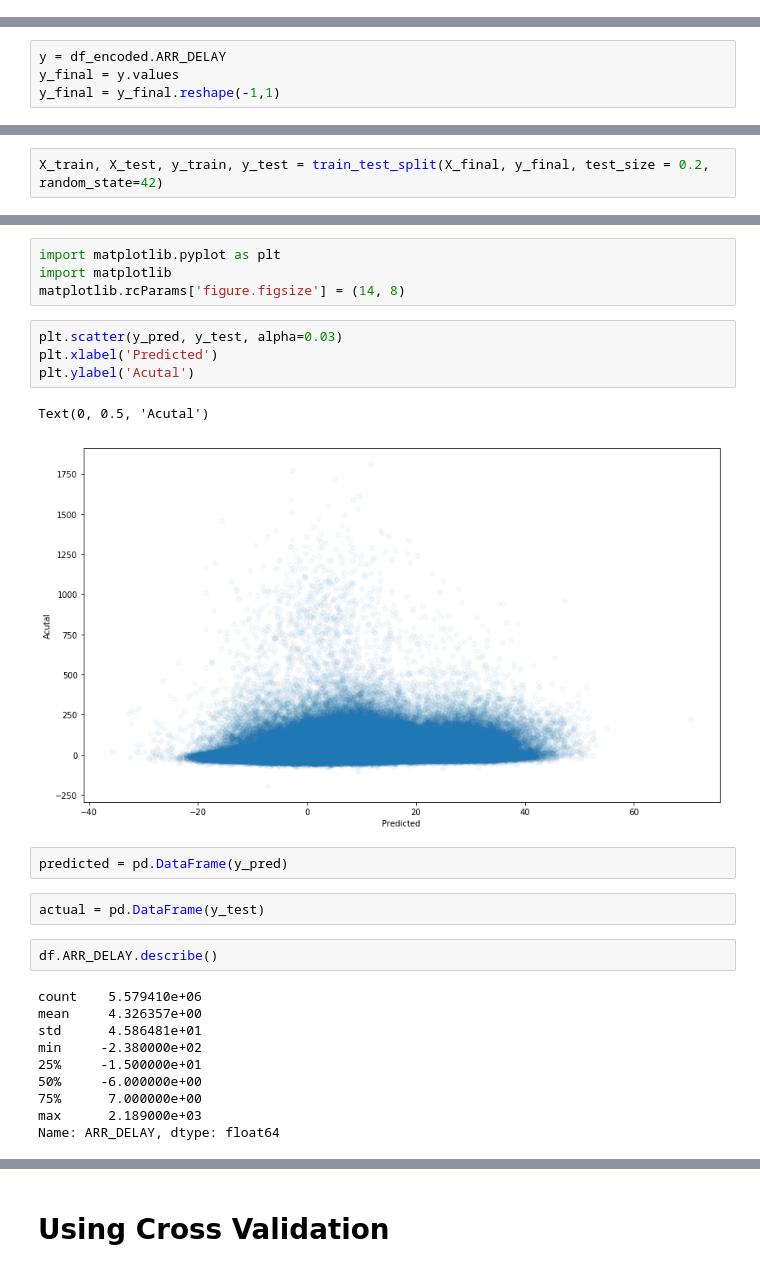
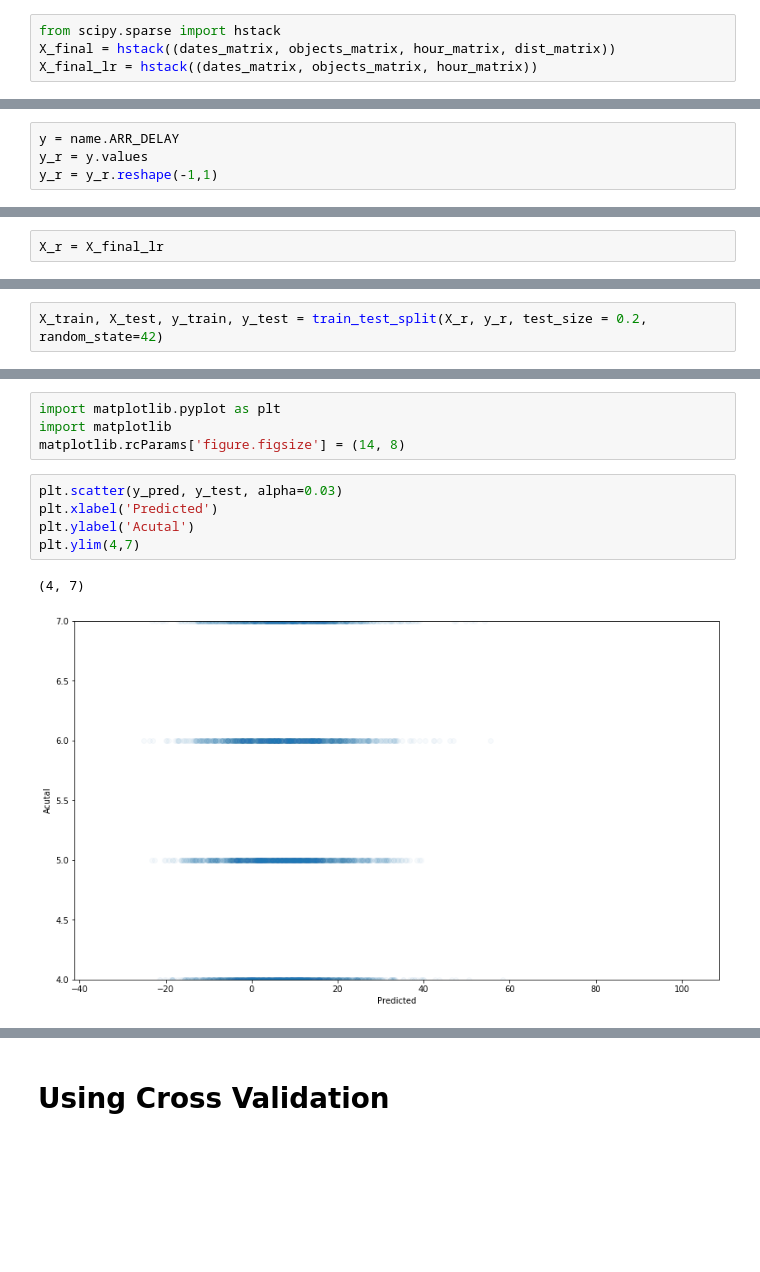
Before and after one commit to dmitriykats1/Springboard, a Jupyter notebook: Capstone1/Modeling.ipynb, the cells around one changed output, grey strips where cells are left out. Saved outputs shown, nothing was run; the diff lists cells and outputs as text; blank space fills up the shorter version.

```diff
--- a/Capstone1/Modeling.ipynb
+++ b/Capstone1/Modeling.ipynb
@@ -148,0 +421,4 @@ Size is: 635.06808 MB
+# %%
+from scipy.sparse import hstack
+X_final = hstack((dates_matrix, objects_matrix, hour_matrix, dist_matrix))
+X_final_lr = hstack((dates_matrix, objects_matrix, hour_matrix))
@@ -149,6 +429,6 @@ Size is: 635.06808 MB
 # %% [markdown]
 ## Linear Regression
 # %%
-y = df_encoded.ARR_DELAY
-y_final = y.values
-y_final = y_final.reshape(-1,1)
+y = name.ARR_DELAY
+y_r = y.values
+y_r = y_r.reshape(-1,1)
@@ -159,9 +435,11 @@ X_final = scipy.sparse.csr_matrix(X)
+# %%
+X_r = X_final_lr
 # %%
 from sklearn.linear_model import LinearRegression
 from sklearn.metrics import mean_squared_error
 from sklearn.model_selection import train_test_split
 # %%
-X_train, X_test, y_train, y_test = train_test_split(X_final, y_final, test_size = 0.2, random_state=42)
+X_train, X_test, y_train, y_test = train_test_split(X_r, y_r, test_size = 0.2, random_state=42)
 # %%
 reg_all = LinearRegression()
 reg_all.fit(X_train, y_train)
@@ -186,23 +464,8 @@ matplotlib.rcParams['figure.figsize'] = (14, 8)
 # %%
 plt.scatter(y_pred, y_test, alpha=0.03)
 plt.xlabel('Predicted')
 plt.ylabel('Acutal')
+plt.ylim(4,7)
 # %% [output]
-Text(0, 0.5, 'Acutal')
+(4, 7)
-[figure, old version]
+[figure, new version]
-# %%
-predicted = pd.DataFrame(y_pred)
-# %%
-actual = pd.DataFrame(y_test)
-# %%
-df.ARR_DELAY.describe()
-# %% [output]
-count    5.579410e+06
-mean     4.326357e+00
-std      4.586481e+01
-min     -2.380000e+02
-25%     -1.500000e+01
-50%     -6.000000e+00
-75%      7.000000e+00
-max      2.189000e+03
-Name: ARR_DELAY, dtype: float64
```
Also changed, not shown: parts of 136 cells of this notebook.
